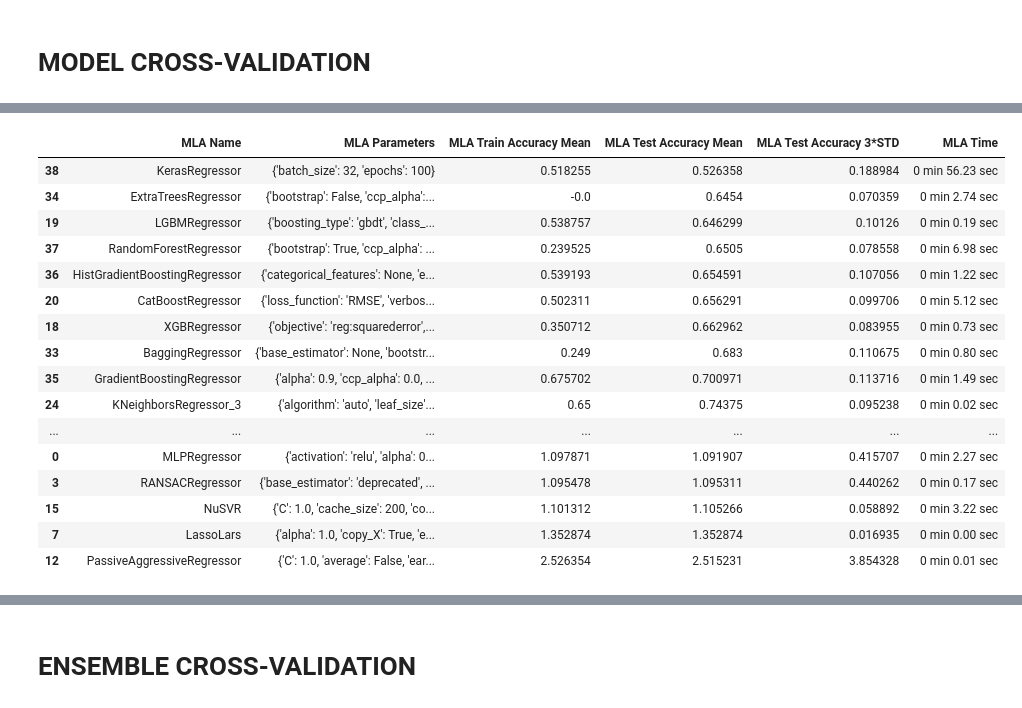
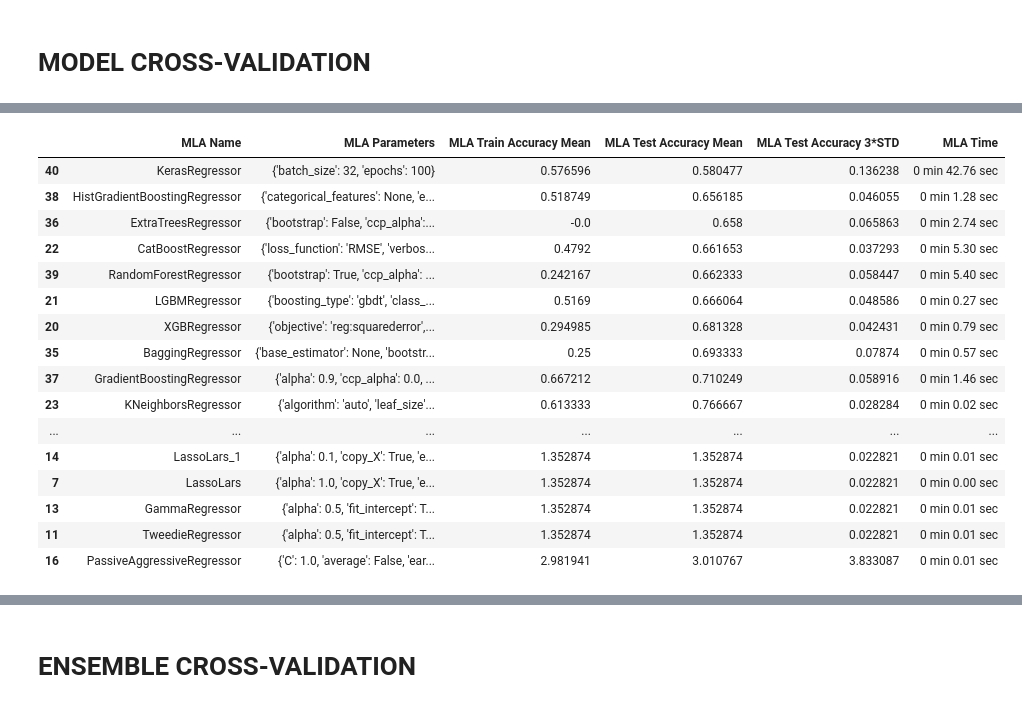
Before and after one commit to hardboyvino/kaggle_competition, a Jupyter notebook: playground_3.25/preprocess.ipynb, the cells around one changed output, grey strips where cells are left out. Saved outputs shown, nothing was run; the diff lists cells and outputs as text; code cells hidden in the pictures.

```diff
--- a/playground_3.25/preprocess.ipynb
+++ b/playground_3.25/preprocess.ipynb
@@ -208,6 +205,4 @@ def metric_fn(y_true, y_pred):
 # %%
-from sklearn.base import BaseEstimator, RegressorMixin
-
 early_stopping = tf.keras.callbacks.EarlyStopping(monitor='val_loss', patience=30, restore_best_weights=True, mode='min')
 reduce_LR = tf.keras.callbacks.ReduceLROnPlateau(monitor='val_loss', patience=5, min_lr=0.00001,factor=0.8)
 
@@ -221,12 +216,12 @@ class KerasRegressor(BaseEstimator, RegressorMixin):
         model = tf.keras.models.Sequential([
             tf.keras.layers.InputLayer(input_shape=(len(num_var),)),
             tf.keras.layers.BatchNormalization(),
+            tf.keras.layers.Dense(256, activation='relu'),
+            tf.keras.layers.Dense(128, activation='relu'),
             tf.keras.layers.Dense(64, activation='relu'),
-            tf.keras.layers.Dense(128, activation='relu'),
             tf.keras.layers.Dense(1)
         ])
         model.compile(optimizer=tf.keras.optimizers.Adam(0.013, beta_1=0.5),
-                    #   loss='mean_absolute_error',
                     loss=loss_fn,
                       metrics=[metric_fn])
         return model
@@ -240,13 +349,10 @@ class KerasRegressor(BaseEstimator, RegressorMixin):
 # %%
-%%time
-
 from sklearn.model_selection import cross_validate, KFold
-from sklearn.metrics import median_absolute_error, make_scorer
 from sklearn.model_selection import StratifiedKFold, KFold
 
 from sklearn.ensemble import AdaBoostRegressor, BaggingRegressor, ExtraTreesRegressor, GradientBoostingRegressor, RandomForestRegressor, HistGradientBoostingRegressor
 from sklearn.experimental import enable_hist_gradient_boosting
-from sklearn.linear_model import LogisticRegression, RidgeCV, PassiveAggressiveRegressor, SGDRegressor, Perceptron, LinearRegression, TheilSenRegressor, HuberRegressor, RANSACRegressor, Lasso, ElasticNet, Lars, LassoLars, OrthogonalMatchingPursuit, BayesianRidge, ARDRegression
+from sklearn.linear_model import LogisticRegression, RidgeCV, PassiveAggressiveRegressor, SGDRegressor, Perceptron, LinearRegression, TheilSenRegressor, HuberRegressor, RANSACRegressor, Lasso, ElasticNet, Lars, LassoLars, OrthogonalMatchingPursuit, BayesianRidge, ARDRegression, TweedieRegressor, PoissonRegressor, GammaRegressor, LassoLars
 from sklearn.naive_bayes import GaussianNB, BernoulliNB
 from sklearn.tree import DecisionTreeRegressor, ExtraTreeRegressor
 from sklearn.discriminant_analysis import LinearDiscriminantAnalysis, QuadraticDiscriminantAnalysis
@@ -258,7 +364,6 @@ from lightgbm import LGBMRegressor
 from xgboost import XGBRegressor
 from catboost import CatBoostRegressor
 from sklearn import svm
-
 
 MLA = [
 	# Trial Models
@@ -273,6 +378,10 @@ MLA = [
 	OrthogonalMatchingPursuit(),
 	BayesianRidge(),
 	ARDRegression(),
+    TweedieRegressor(power=1.5, alpha=0.5),
+    PoissonRegressor(alpha=0.5),
+    GammaRegressor(alpha=0.5),
+    LassoLars(alpha=0.1, random_state=5),
 
 	# GLM
 	LinearRegression(),
@@ -280,9 +389,12 @@ MLA = [
 	RidgeCV(),
 	# SGDRegressor(),
 
-	# SVM
-	svm.SVR(),
-	svm.NuSVR(),
+	# # SVM
+	# svm.SVR(kernel='linear'),
+    # svm.SVR(kernel='poly'),
+    # svm.SVR(kernel='rbf'),
+    # svm.SVR(kernel='sigmoid'),
+	# svm.NuSVR(),
 
 	# Trees
 	DecisionTreeRegressor(random_state=5),
@@ -313,8 +425,10 @@ MLA = [
 	HistGradientBoostingRegressor(random_state=5),
 	RandomForestRegressor(random_state=5),
 
-	# NeuralNet
-	KerasRegressor(epochs=100, batch_size=32)
+	# Neural Networks
+	# FastAIRegressor(dls),
+	# PyTorchRegressor(input_size=train[list(num_var)].shape[1]),
+	KerasRegressor(epochs=100, batch_size=32),
     ]
 
 
@@ -356,7 +467,7 @@ for alg in MLA:
 
 	"""score model with cross validation: http://scikit-learn.org/stable/modules/generated/sklearn.model_selection.cross_validate.html#sklearn.model_selection.cross_validate"""
 
-	cv_results = cross_validate(alg, train[num_var], train[TARGET], cv=cv_split, scoring=scoring, return_train_score=True)
+	cv_results = cross_validate(alg, train[num_var], train[TARGET], cv=cv_split_trial, scoring=scoring, return_train_score=True)
 
 	# Calculate mean time in seconds
 	mean_fit_time = cv_results['fit_time'].mean()
@@ -404,20 +515,20 @@ Wall time: 18min 49s
 |  | MLA Name | MLA Parameters | MLA Train Accuracy Mean | MLA Test Accuracy Mean | MLA Test Accuracy 3*STD | MLA Time |
-| 38 | KerasRegressor | {'batch_size': 32, 'epochs': 100} | 0.518255 | 0.526358 | 0.188984 | 0 min 56.23 sec |
-| 34 | ExtraTreesRegressor | {'bootstrap': False, 'ccp_alpha':... | -0.0 | 0.6454 | 0.070359 | 0 min 2.74 sec |
-| 19 | LGBMRegressor | {'boosting_type': 'gbdt', 'class_... | 0.538757 | 0.646299 | 0.10126 | 0 min 0.19 sec |
-| 37 | RandomForestRegressor | {'bootstrap': True, 'ccp_alpha': ... | 0.239525 | 0.6505 | 0.078558 | 0 min 6.98 sec |
-| 36 | HistGradientBoostingRegressor | {'categorical_features': None, 'e... | 0.539193 | 0.654591 | 0.107056 | 0 min 1.22 sec |
-| 20 | CatBoostRegressor | {'loss_function': 'RMSE', 'verbos... | 0.502311 | 0.656291 | 0.099706 | 0 min 5.12 sec |
-| 18 | XGBRegressor | {'objective': 'reg:squarederror',... | 0.350712 | 0.662962 | 0.083955 | 0 min 0.73 sec |
-| 33 | BaggingRegressor | {'base_estimator': None, 'bootstr... | 0.249 | 0.683 | 0.110675 | 0 min 0.80 sec |
-| 35 | GradientBoostingRegressor | {'alpha': 0.9, 'ccp_alpha': 0.0, ... | 0.675702 | 0.700971 | 0.113716 | 0 min 1.49 sec |
-| 24 | KNeighborsRegressor_3 | {'algorithm': 'auto', 'leaf_size'... | 0.65 | 0.74375 | 0.095238 | 0 min 0.02 sec |
+| 40 | KerasRegressor | {'batch_size': 32, 'epochs': 100} | 0.576596 | 0.580477 | 0.136238 | 0 min 42.76 sec |
+| 38 | HistGradientBoostingRegressor | {'categorical_features': None, 'e... | 0.518749 | 0.656185 | 0.046055 | 0 min 1.28 sec |
+| 36 | ExtraTreesRegressor | {'bootstrap': False, 'ccp_alpha':... | -0.0 | 0.658 | 0.065863 | 0 min 2.74 sec |
+| 22 | CatBoostRegressor | {'loss_function': 'RMSE', 'verbos... | 0.4792 | 0.661653 | 0.037293 | 0 min 5.30 sec |
+| 39 | RandomForestRegressor | {'bootstrap': True, 'ccp_alpha': ... | 0.242167 | 0.662333 | 0.058447 | 0 min 5.40 sec |
+| 21 | LGBMRegressor | {'boosting_type': 'gbdt', 'class_... | 0.5169 | 0.666064 | 0.048586 | 0 min 0.27 sec |
+| 20 | XGBRegressor | {'objective': 'reg:squarederror',... | 0.294985 | 0.681328 | 0.042431 | 0 min 0.79 sec |
+| 35 | BaggingRegressor | {'base_estimator': None, 'bootstr... | 0.25 | 0.693333 | 0.07874 | 0 min 0.57 sec |
+| 37 | GradientBoostingRegressor | {'alpha': 0.9, 'ccp_alpha': 0.0, ... | 0.667212 | 0.710249 | 0.058916 | 0 min 1.46 sec |
+| 23 | KNeighborsRegressor | {'algorithm': 'auto', 'leaf_size'... | 0.613333 | 0.766667 | 0.028284 | 0 min 0.02 sec |
 | ... | ... | ... | ... | ... | ... | ... |
-| 0 | MLPRegressor | {'activation': 'relu', 'alpha': 0... | 1.097871 | 1.091907 | 0.415707 | 0 min 2.27 sec |
-| 3 | RANSACRegressor | {'base_estimator': 'deprecated', ... | 1.095478 | 1.095311 | 0.440262 | 0 min 0.17 sec |
-| 15 | NuSVR | {'C': 1.0, 'cache_size': 200, 'co... | 1.101312 | 1.105266 | 0.058892 | 0 min 3.22 sec |
-| 7 | LassoLars | {'alpha': 1.0, 'copy_X': True, 'e... | 1.352874 | 1.352874 | 0.016935 | 0 min 0.00 sec |
-| 12 | PassiveAggressiveRegressor | {'C': 1.0, 'average': False, 'ear... | 2.526354 | 2.515231 | 3.854328 | 0 min 0.01 sec |
+| 14 | LassoLars_1 | {'alpha': 0.1, 'copy_X': True, 'e... | 1.352874 | 1.352874 | 0.022821 | 0 min 0.01 sec |
+| 7 | LassoLars | {'alpha': 1.0, 'copy_X': True, 'e... | 1.352874 | 1.352874 | 0.022821 | 0 min 0.00 sec |
+| 13 | GammaRegressor | {'alpha': 0.5, 'fit_intercept': T... | 1.352874 | 1.352874 | 0.022821 | 0 min 0.01 sec |
+| 11 | TweedieRegressor | {'alpha': 0.5, 'fit_intercept': T... | 1.352874 | 1.352874 | 0.022821 | 0 min 0.01 sec |
+| 16 | PassiveAggressiveRegressor | {'C': 1.0, 'average': False, 'ear... | 2.981941 | 3.010767 | 3.833087 | 0 min 0.01 sec |
 # %%
 sns.barplot(x='MLA Test Accuracy Mean', y = 'MLA Name', data = MLA_compare, color = 'm')
 
```
Also changed, not shown: parts of 14 cells of this notebook.
